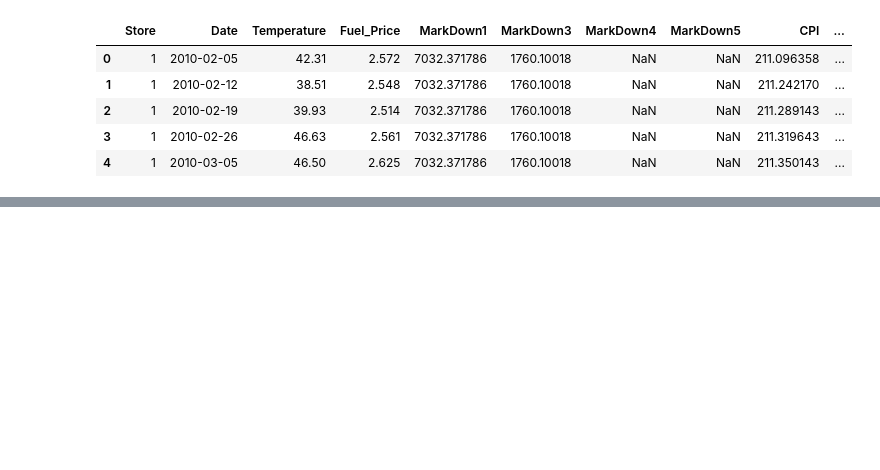
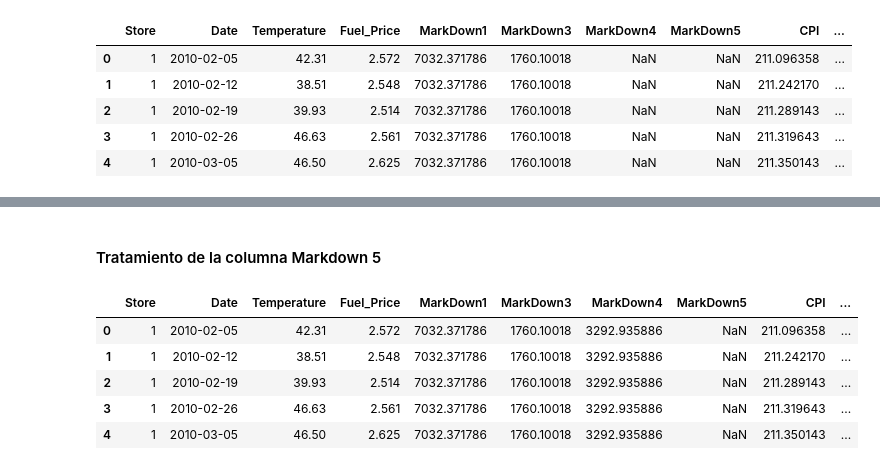
Before and after one commit to Rommelsito/Vehicle_analysis, a Jupyter notebook: feature/features.ipynb, the cells around one changed output, grey strips where cells are left out. Saved outputs shown, nothing was run; the diff lists cells and outputs as text; code cells hidden in the pictures; blank space fills up the shorter version.

```diff
--- a/feature/features.ipynb
+++ b/feature/features.ipynb
@@ -271,0 +301,12 @@ df_5.head()
+# %% [markdown]
+#### Tratamiento de la columna Markdown 5
+# %%
+df_6 = df_5.copy()
+df_6.head()
+# %% [output]
+|  | Store | Date | Temperature | Fuel_Price | MarkDown1 | MarkDown3 | MarkDown4 | MarkDown5 | CPI | ... |
+| 0 | 1 | 2010-02-05 | 42.31 | 2.572 | 7032.371786 | 1760.10018 | 3292.935886 | NaN | 211.096358 | ... |
+| 1 | 1 | 2010-02-12 | 38.51 | 2.548 | 7032.371786 | 1760.10018 | 3292.935886 | NaN | 211.242170 | ... |
+| 2 | 1 | 2010-02-19 | 39.93 | 2.514 | 7032.371786 | 1760.10018 | 3292.935886 | NaN | 211.289143 | ... |
+| 3 | 1 | 2010-02-26 | 46.63 | 2.561 | 7032.371786 | 1760.10018 | 3292.935886 | NaN | 211.319643 | ... |
+| 4 | 1 | 2010-03-05 | 46.50 | 2.625 | 7032.371786 | 1760.10018 | 3292.935886 | NaN | 211.350143 | ... |
```
Also changed, not shown: parts of 9 cells of this notebook, 2 other files.
